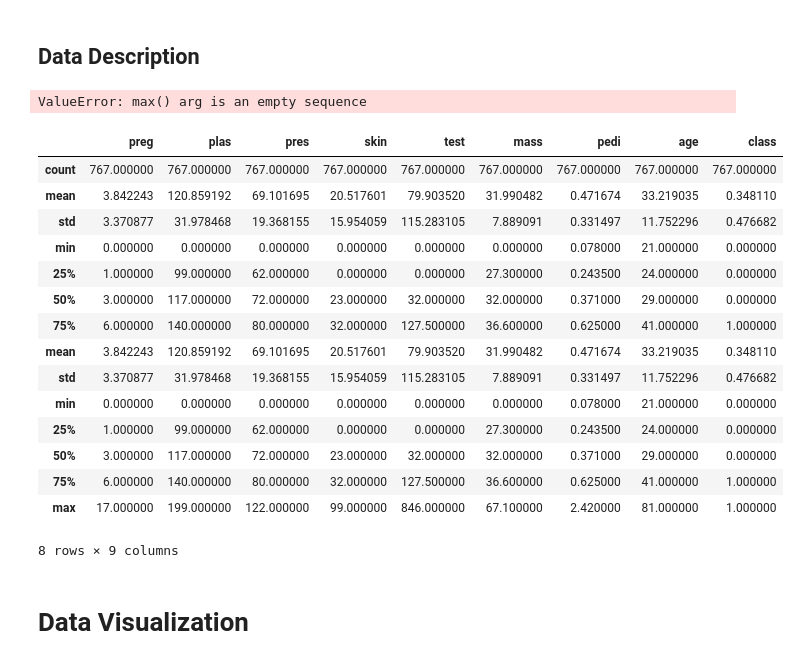
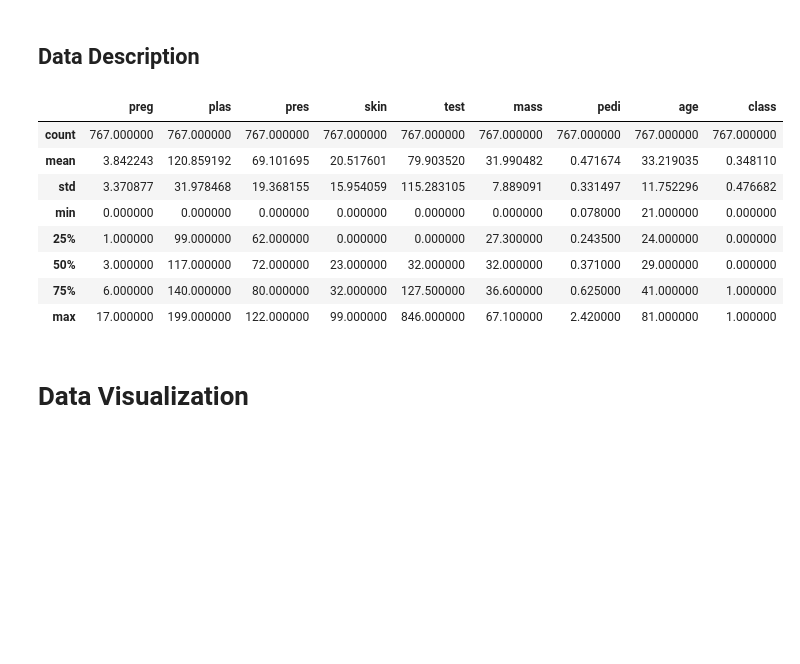
Before and after one commit to harperd/machine-learning, a Jupyter notebook: HeartAttackRisk.ipynb, the cells around one changed output. Saved outputs shown, nothing was run; the diff lists cells and outputs as text; code cells hidden in the pictures; blank space fills up the shorter version.

```diff
--- a/HeartAttackRisk.ipynb
+++ b/HeartAttackRisk.ipynb
@@ -49,26 +49,18 @@ df
 # %% [markdown]
 ## Data Description
 # %%
-pd.set_option('display.max_rows', -1)
+pd.set_option('display.max_rows', None)
 df.describe()
 # %% [output]
-ValueError: max() arg is an empty sequence
 |  | preg | plas | pres | skin | test | mass | pedi | age | class |
 | count | 767.000000 | 767.000000 | 767.000000 | 767.000000 | 767.000000 | 767.000000 | 767.000000 | 767.000000 | 767.000000 |
 | mean | 3.842243 | 120.859192 | 69.101695 | 20.517601 | 79.903520 | 31.990482 | 0.471674 | 33.219035 | 0.348110 |
 | std | 3.370877 | 31.978468 | 19.368155 | 15.954059 | 115.283105 | 7.889091 | 0.331497 | 11.752296 | 0.476682 |
 | min | 0.000000 | 0.000000 | 0.000000 | 0.000000 | 0.000000 | 0.000000 | 0.078000 | 21.000000 | 0.000000 |
 | 25% | 1.000000 | 99.000000 | 62.000000 | 0.000000 | 0.000000 | 27.300000 | 0.243500 | 24.000000 | 0.000000 |
 | 50% | 3.000000 | 117.000000 | 72.000000 | 23.000000 | 32.000000 | 32.000000 | 0.371000 | 29.000000 | 0.000000 |
 | 75% | 6.000000 | 140.000000 | 80.000000 | 32.000000 | 127.500000 | 36.600000 | 0.625000 | 41.000000 | 1.000000 |
-| mean | 3.842243 | 120.859192 | 69.101695 | 20.517601 | 79.903520 | 31.990482 | 0.471674 | 33.219035 | 0.348110 |
-| std | 3.370877 | 31.978468 | 19.368155 | 15.954059 | 115.283105 | 7.889091 | 0.331497 | 11.752296 | 0.476682 |
-| min | 0.000000 | 0.000000 | 0.000000 | 0.000000 | 0.000000 | 0.000000 | 0.078000 | 21.000000 | 0.000000 |
-| 25% | 1.000000 | 99.000000 | 62.000000 | 0.000000 | 0.000000 | 27.300000 | 0.243500 | 24.000000 | 0.000000 |
-| 50% | 3.000000 | 117.000000 | 72.000000 | 23.000000 | 32.000000 | 32.000000 | 0.371000 | 29.000000 | 0.000000 |
-| 75% | 6.000000 | 140.000000 | 80.000000 | 32.000000 | 127.500000 | 36.600000 | 0.625000 | 41.000000 | 1.000000 |
 | max | 17.000000 | 199.000000 | 122.000000 | 99.000000 | 846.000000 | 67.100000 | 2.420000 | 81.000000 | 1.000000 |
-8 rows × 9 columns
 # %% [markdown]
 # Data Visualization
 # %% [markdown]
```
